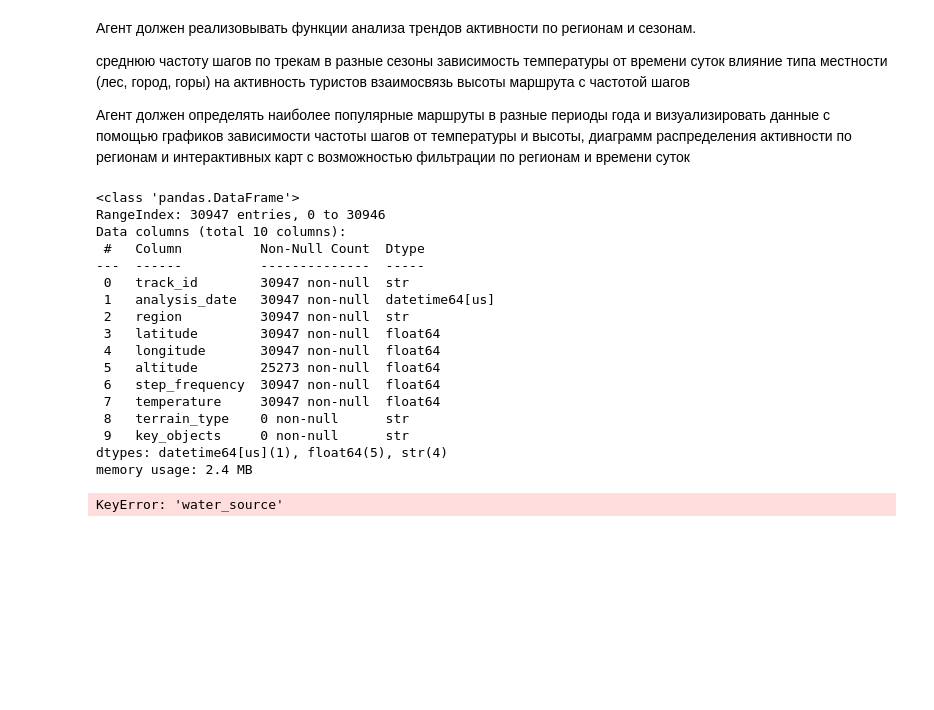
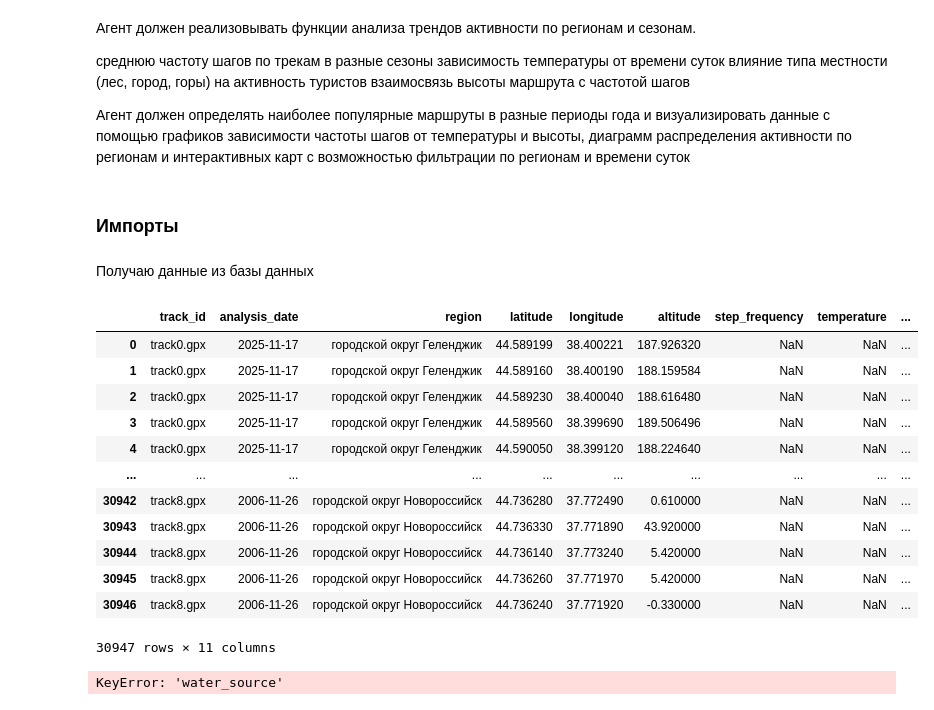
Before and after one commit to HungryArthur/champ, a Jupyter notebook: module_B/Report.ipynb, the cells around one changed output. Drawn from its saved outputs; the diff is of its cells as text; code cells hidden in the pictures; blank space fills up the shorter version.

```diff
--- a/module_B/Report.ipynb
+++ b/module_B/Report.ipynb
@@ -7,6 +7,8 @@
 взаимосвязь высоты маршрута с частотой шагов
 
 Агент должен определять наиболее популярные маршруты в разные периоды года и визуализировать данные с помощью графиков зависимости частоты шагов от температуры и высоты, диаграмм распределения активности по регионам и интерактивных карт с возможностью фильтрации по регионам и времени суток
+# %% [markdown]
+### Импорты
 # %%
 import seaborn as sns
 import matplotlib.pyplot as plt
@@ -21,27 +21,25 @@ conn = "postgresql://arthur:146a@localhost:5430/db_arthur"
+# %% [markdown]
+Получаю данные из базы данных
 # %%
-df = pd.read_sql_table(table_name="track_analysis", con=conn).drop(["id"], axis=1)
+df = pd.read_sql_table(table_name="track_analysis", con="postgresql://arthur:146a@localhost:5430/db_arthur").drop(["id"], axis=1)
+# %%
+df
+# %% [output]
+|  | track_id | analysis_date | region | latitude | longitude | altitude | step_frequency | temperature | ... |
+| 0 | track0.gpx | 2025-11-17 | городской округ Геленджик | 44.589199 | 38.400221 | 187.926320 | NaN | NaN | ... |
+| 1 | track0.gpx | 2025-11-17 | городской округ Геленджик | 44.589160 | 38.400190 | 188.159584 | NaN | NaN | ... |
+| 2 | track0.gpx | 2025-11-17 | городской округ Геленджик | 44.589230 | 38.400040 | 188.616480 | NaN | NaN | ... |
+| 3 | track0.gpx | 2025-11-17 | городской округ Геленджик | 44.589560 | 38.399690 | 189.506496 | NaN | NaN | ... |
+| 4 | track0.gpx | 2025-11-17 | городской округ Геленджик | 44.590050 | 38.399120 | 188.224640 | NaN | NaN | ... |
+| ... | ... | ... | ... | ... | ... | ... | ... | ... | ... |
+| 30942 | track8.gpx | 2006-11-26 | городской округ Новороссийск | 44.736280 | 37.772490 | 0.610000 | NaN | NaN | ... |
+| 30943 | track8.gpx | 2006-11-26 | городской округ Новороссийск | 44.736330 | 37.771890 | 43.920000 | NaN | NaN | ... |
+| 30944 | track8.gpx | 2006-11-26 | городской округ Новороссийск | 44.736140 | 37.773240 | 5.420000 | NaN | NaN | ... |
+| 30945 | track8.gpx | 2006-11-26 | городской округ Новороссийск | 44.736260 | 37.771970 | 5.420000 | NaN | NaN | ... |
+| 30946 | track8.gpx | 2006-11-26 | городской округ Новороссийск | 44.736240 | 37.771920 | -0.330000 | NaN | NaN | ... |
+30947 rows × 11 columns
 # %%
 df = df.rename(str, axis=1)
-# %%
-df.info()
-# %% [output]
-<class 'pandas.DataFrame'>
-RangeIndex: 30947 entries, 0 to 30946
-Data columns (total 10 columns):
- #   Column          Non-Null Count  Dtype
----  ------          --------------  -----
- 0   track_id        30947 non-null  str
- 1   analysis_date   30947 non-null  datetime64[us]
- 2   region          30947 non-null  str
- 3   latitude        30947 non-null  float64
- 4   longitude       30947 non-null  float64
- 5   altitude        25273 non-null  float64
- 6   step_frequency  30947 non-null  float64
- 7   temperature     30947 non-null  float64
- 8   terrain_type    0 non-null      str
- 9   key_objects     0 non-null      str
-dtypes: datetime64[us](1), float64(5), str(4)
-memory usage: 2.4 MB
 # %%
 malt = df.altitude.max()
 msf = df.step_frequency.max()
```
Also changed, not shown: parts of 1 cell of this notebook, 47 other files.
